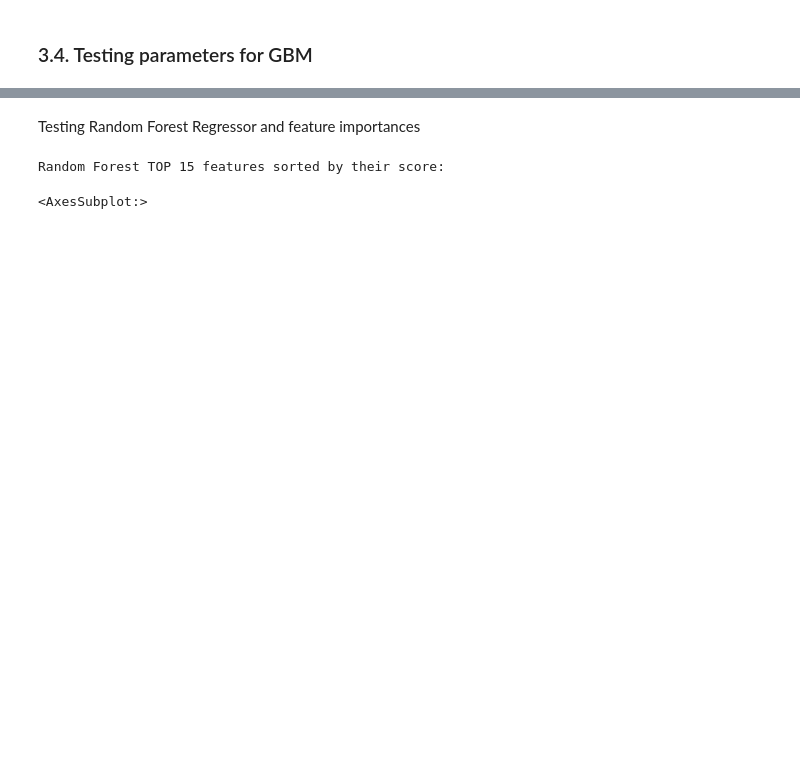
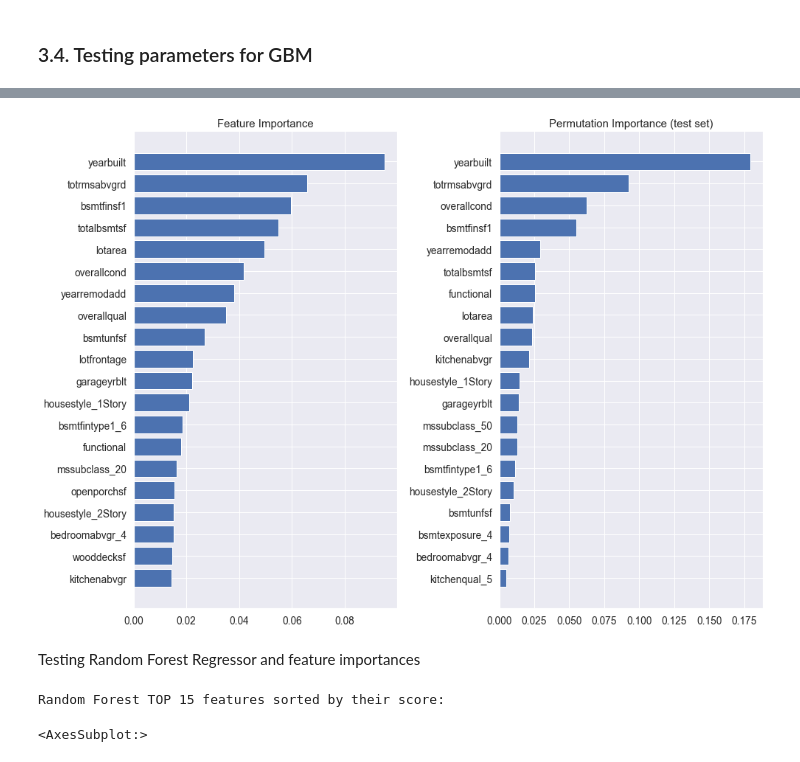
Before and after one commit to oscar-dif/ExamProject, a Jupyter notebook: house_prices.ipynb, the cells around one changed output, grey strips where cells are left out. Drawn from its saved outputs; the diff is of its cells as text; code cells hidden in the pictures; blank space fills up the shorter version.

Commit message:
feature importance

```diff
--- a/house_prices.ipynb
+++ b/house_prices.ipynb
@@ -613,3 +638,29 @@ print(rmse_test)
+# %%
+features_importance= {'feature_importance': reg.feature_importances_, 'features': X.columns}
+features_importance= pd.DataFrame(features_importance)
+features_importance= features_importance.sort_values('feature_importance', ascending=False).head(20)
+features_importance= features_importance.sort_values('feature_importance')
+
+result = permutation_importance(reg, X_train, y_train, n_repeats=10, random_state=42)
+perm_importance= {'perm_importance': result.importances_mean, 'features': X.columns}
+perm_importance = pd.DataFrame(perm_importance)
+perm_importance = perm_importance.sort_values('perm_importance', ascending=False).head(20)
+perm_importance = perm_importance.sort_values('perm_importance')
+
+fig, (ax1 , ax2)= plt.subplots(1, 2, figsize=(14, 10))
+
+y_pos = np.arange(len(features_importance.feature_importance))
+ax1.barh(features_importance.features, features_importance.feature_importance)
+ax1.set_title("Feature Importance")
+
+y_pos2= np.arange(len(perm_importance.perm_importance))
+ax2.barh(perm_importance.features, perm_importance.perm_importance)
+ax2.set_title("Permutation Importance (test set)")
+
+fig.tight_layout()
+plt.show()
+# %% [output]
+[figure, added]
 # %% [markdown]
 Testing Random Forest Regressor and feature importances
 # %%
```
Also changed, not shown: parts of 9 cells of this notebook, 1 other file.
